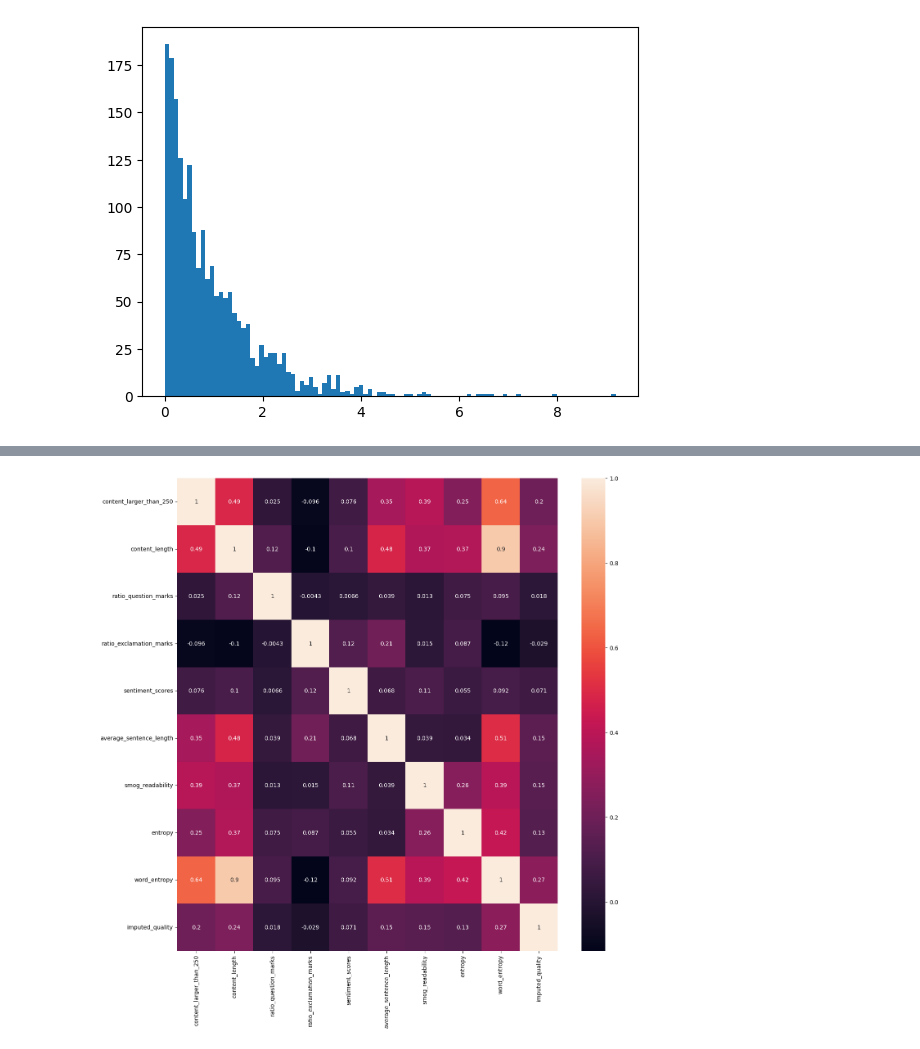
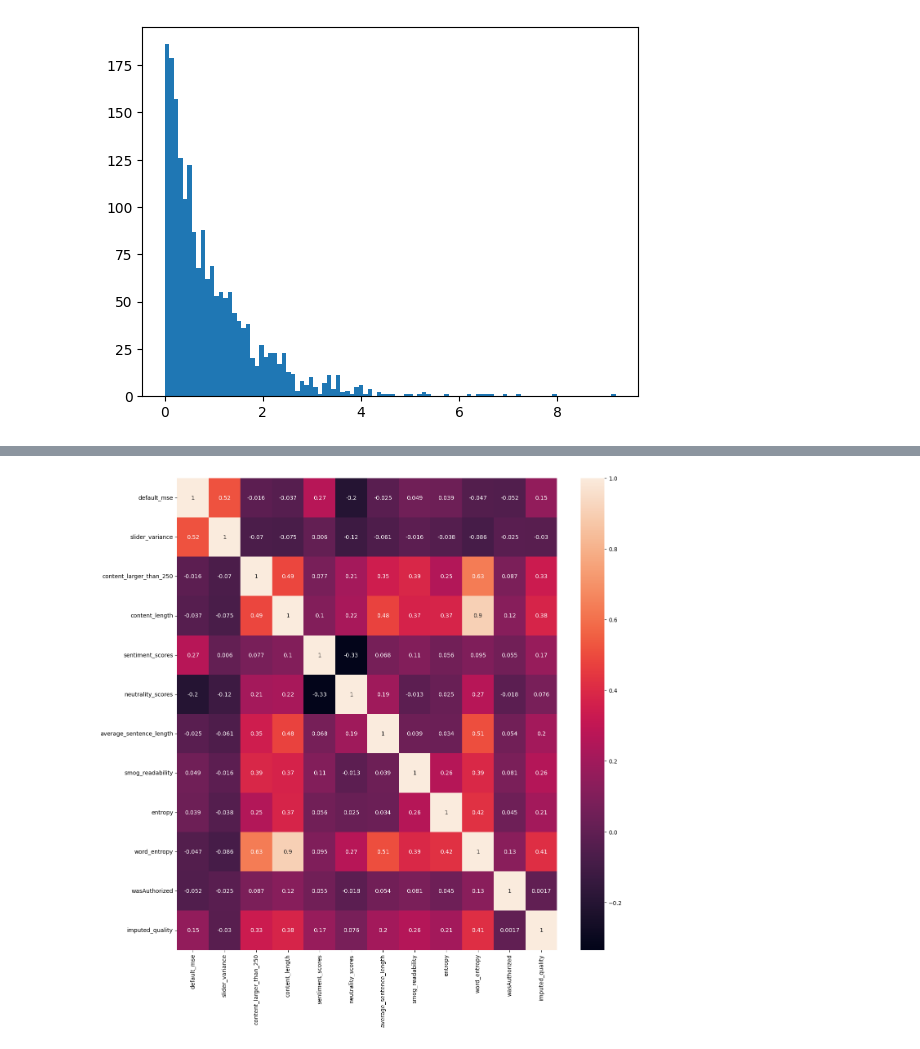
Before and after one commit to Nicholas-Sliter/csci0451-final-project, a Jupyter notebook: model/test.ipynb, the cells around one changed output, grey strips where cells are left out. Cells and saved outputs as stored; diff of their text form; code cells hidden in the pictures.

```diff
--- a/model/test.ipynb
+++ b/model/test.ipynb
@@ -1,6 +1,7 @@
 # %%
 import numpy as np
 import pandas as pd
+import seaborn as sns
 from sklearn.feature_extraction.text import TfidfVectorizer
 from sklearn.metrics import classification_report
 
@@ -8,16 +9,19 @@ from sklearn.metrics import classification_report
 df = pd.read_csv("../data/ReviewsWithVotes.csv")
 
 # fix votes nan to 0
-df["votes"] = df["votes"].fillna(1)
-df["votes"] = df["votes"] - 1 # remove self votes
+df["votes"] = df["votes"].fillna(0)
+# df["votes"] = df["votes"] - 1 # remove self votes
 
-# normalize votes
-df["votes"] = df["votes"] / df["votes"].max()
+# # normalize votes
+# df["votes"] = df["votes"] / df["votes"].max()
 
 
-high_quality_threshold = 0.45
+# high_quality_threshold = 0.45
 
-df["imputed_quality"] = (df["votes"] >= high_quality_threshold)*1
+# df["imputed_quality"] = (df["votes"] >= high_quality_threshold)*1
+df["imputed_quality"] = (df["votes"] > 1) * 1 # sum of annotators votes > 1 ie (2 or 3)
+
+# TODO:  Setting threshold to 0 (1,2,3 annotators) greatly improves performance => we should annotate more!
 
 
 # convert boolean cols to int
@@ -127,7 +140,7 @@ def get_review_content_length(row):
 df["content_length"] = df.apply(get_review_content_length, axis=1)
 # %%
 def review_content_larger_than_250(row):
-    return len(row["content"]) > 250
+    return (len(row["content"]) > 250) * 1
 
 df["content_larger_than_250"] = df.apply(review_content_larger_than_250, axis=1)
 # %%
@@ -624,10 +656,10 @@ plt.show()
 import seaborn as sns
 
 corr_features = [
-    # "default_mse",
+    "default_mse",
     # "overly_negative_mse",
     # "overly_positive_mse",
-    # "slider_variance",
+    "slider_variance",
     # "time_between_course_and_review",
 
     # "knn_avg_distance",
@@ -638,32 +670,33 @@ corr_features = [
     # "percent_difficult_words", #sucks
     # "ratio_question_marks", #sucks
     # "ratio_exclamation_marks", #sucks
 
 
 
 
     "sentiment_scores",
-    # "neutrality_scores",
+    "neutrality_scores",
 
     # "polarity", #sucks
     # "consistent_polarity",
 
     "average_sentence_length",
     # "fre_readability",
     "smog_readability",
     # "dale_chall_readability",
     "entropy",
     "word_entropy",
+    "wasAuthorized",
     # "word_diversity",
 
 ]
 
 corr_features.append("imputed_quality")
 
 plt.figure(figsize=(15,15))
 
 sns.heatmap(df[corr_features].corr(), annot=True)
 
 plt.show()
 # %% [output]
-[figure, old version]
+[figure, new version]
```
Also changed, not shown: parts of 28 cells of this notebook, 1 other file.
